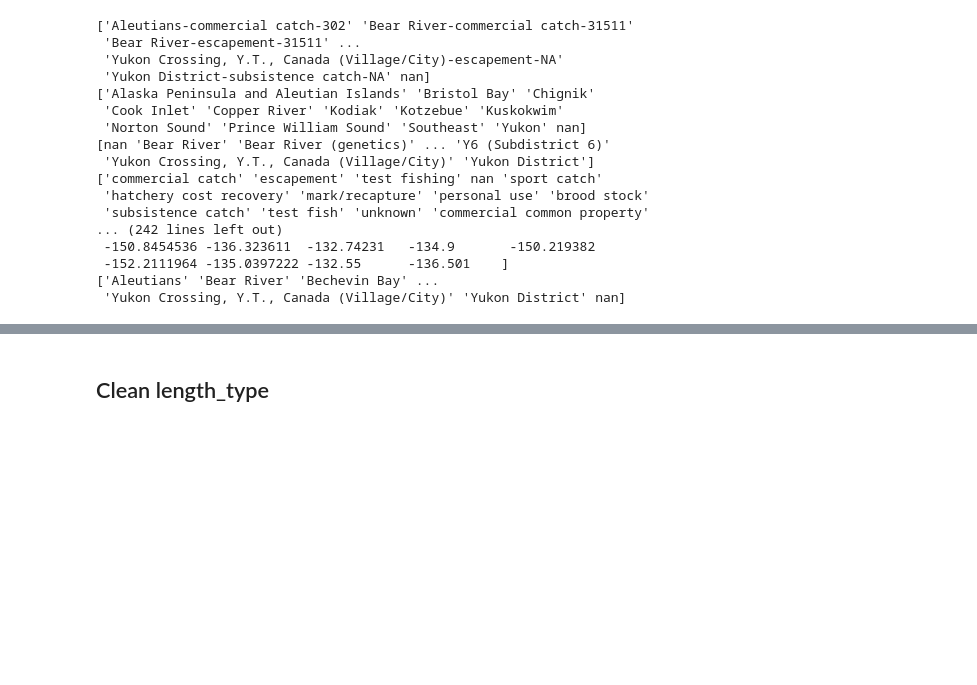
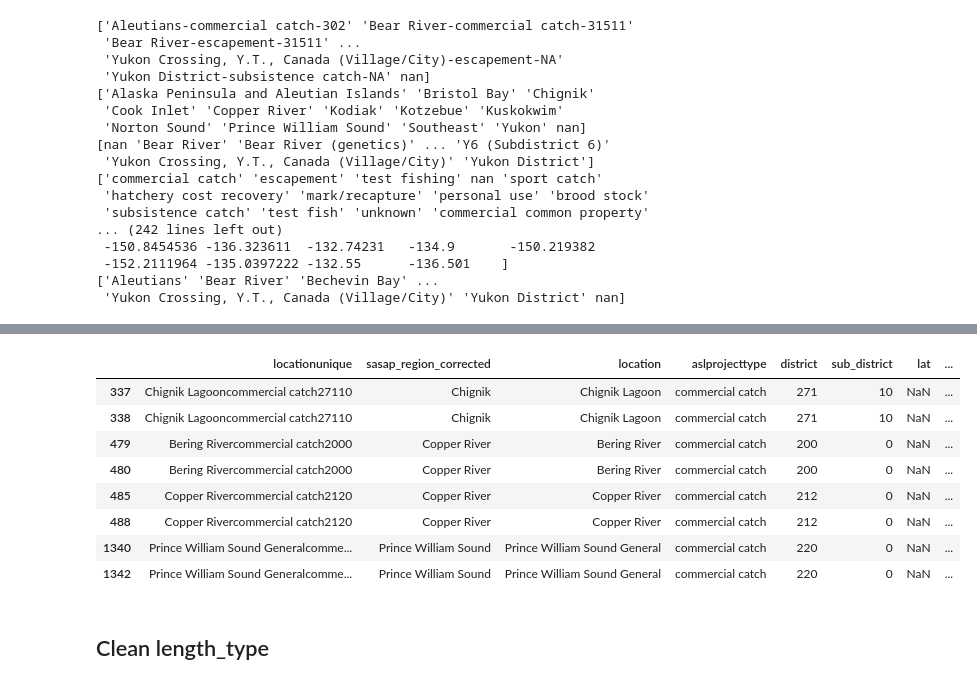
Before and after one commit to sofiiir/eds213-finalproject, a Jupyter notebook: alaska-salmon-master-cleaning.ipynb, the cells around one changed output, grey strips where cells are left out. Cells and saved outputs as stored; diff of their text form; code cells hidden in the pictures; blank space fills up the shorter version.

```diff
--- a/alaska-salmon-master-cleaning.ipynb
+++ b/alaska-salmon-master-cleaning.ipynb
@@ -420,3 +353,26 @@ location[location['locationunique'].isnull()]
+# %%
+# fill the na in sub_district with a filler 000
+location['sub_district'] = location['sub_district'].fillna('000')
+location['district'] = location['district'].fillna('000')
+location['aslprojecttype'] = location['aslprojecttype'].fillna('000')
+location['location'] = location['location'].fillna('000')
+# %%
+# remake the locationunique column because there are duplicates as it seems like the subdistrict wasn't included correctly
+location['locationunique'] = location['location'] + location['aslprojecttype'] + location['district'] + location['sub_district']
+# %%
+# view duplicates based on the location unique
+dup2_location = location[location.duplicated(subset = ['locationunique'], keep = False)]
+dup2_location
+# %% [output]
+|  | locationunique | sasap_region_corrected | location | aslprojecttype | district | sub_district | lat | ... |
+| 337 | Chignik Lagooncommercial catch27110 | Chignik | Chignik Lagoon | commercial catch | 271 | 10 | NaN | ... |
+| 338 | Chignik Lagooncommercial catch27110 | Chignik | Chignik Lagoon | commercial catch | 271 | 10 | NaN | ... |
+| 479 | Bering Rivercommercial catch2000 | Copper River | Bering River | commercial catch | 200 | 0 | NaN | ... |
+| 480 | Bering Rivercommercial catch2000 | Copper River | Bering River | commercial catch | 200 | 0 | NaN | ... |
+| 485 | Copper Rivercommercial catch2120 | Copper River | Copper River | commercial catch | 212 | 0 | NaN | ... |
+| 488 | Copper Rivercommercial catch2120 | Copper River | Copper River | commercial catch | 212 | 0 | NaN | ... |
+| 1340 | Prince William Sound Generalcomme... | Prince William Sound | Prince William Sound General | commercial catch | 220 | 0 | NaN | ... |
+| 1342 | Prince William Sound Generalcomme... | Prince William Sound | Prince William Sound General | commercial catch | 220 | 0 | NaN | ... |
 # %%
 # drop duplicates in unique location
 location = location.drop_duplicates(subset = 'locationunique', keep = 'first')
```
Also changed, not shown: parts of 21 cells of this notebook, 2 other files.
